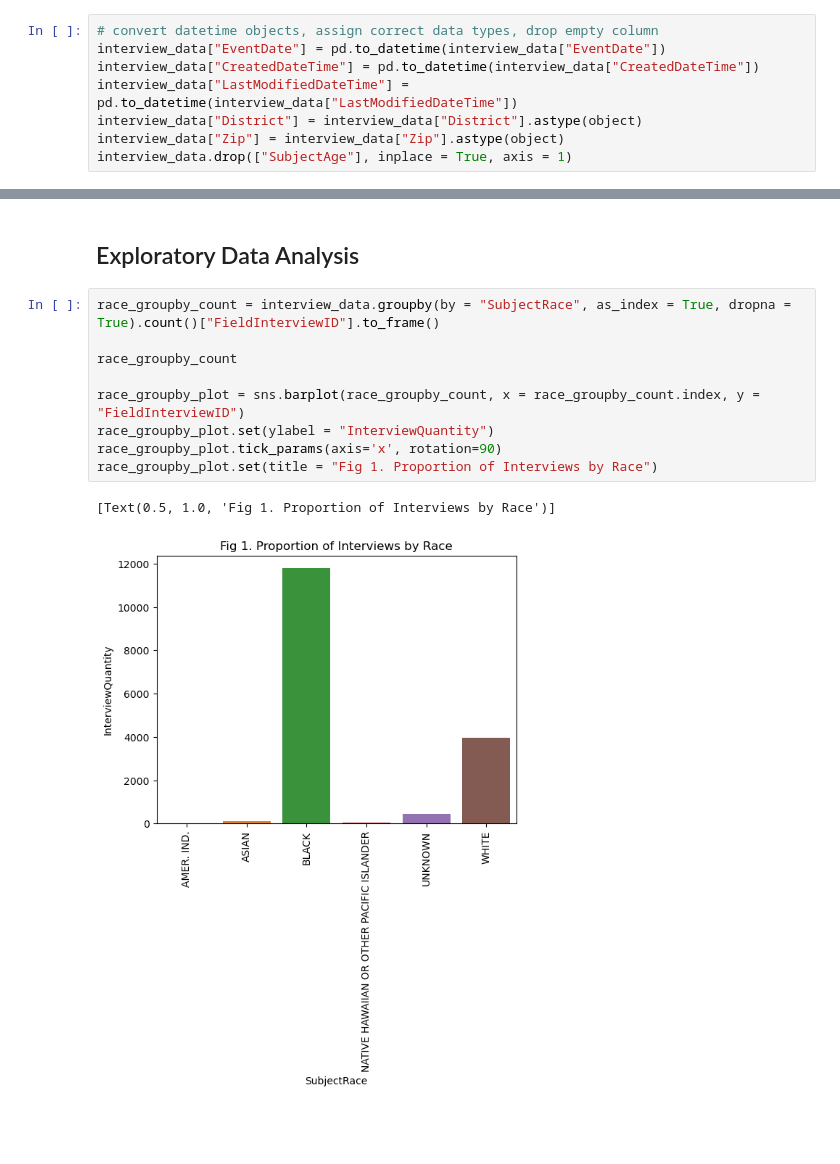
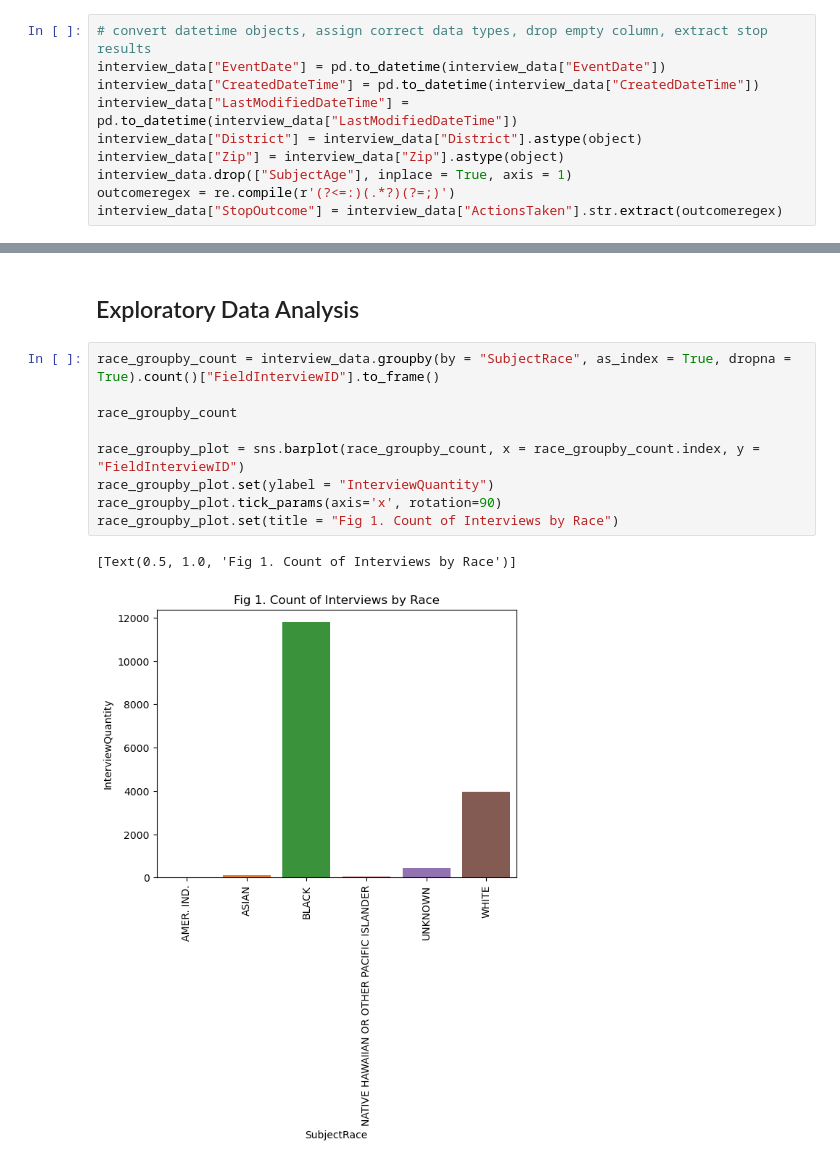
Before and after one commit to outlawhayden/neworleanspd, a Jupyter notebook: notebooks/neworleanspd.ipynb, the cells around one changed output, grey strips where cells are left out. Saved outputs shown, nothing was run; the diff lists cells and outputs as text; blank space fills up the shorter version.

Commit message:
regex for outcome type

```diff
--- a/notebooks/neworleanspd.ipynb
+++ b/notebooks/neworleanspd.ipynb
@@ -122,13 +123,15 @@ Zip                      float64
 BlockAddress              object
 dtype: object
 # %%
-# convert datetime objects, assign correct data types, drop empty column
+# convert datetime objects, assign correct data types, drop empty column, extract stop results
 interview_data["EventDate"] = pd.to_datetime(interview_data["EventDate"])
 interview_data["CreatedDateTime"] = pd.to_datetime(interview_data["CreatedDateTime"])
 interview_data["LastModifiedDateTime"] = pd.to_datetime(interview_data["LastModifiedDateTime"])
 interview_data["District"] = interview_data["District"].astype(object)
 interview_data["Zip"] = interview_data["Zip"].astype(object)
 interview_data.drop(["SubjectAge"], inplace = True, axis = 1)
+outcomeregex = re.compile(r'(?<=:)(.*?)(?=;)')
+interview_data["StopOutcome"] = interview_data["ActionsTaken"].str.extract(outcomeregex)
 # %%
 # get interview data data types
 interview_data.dtypes
@@ -229,12 +210,12 @@ demographic_data["Percent Estimate"] = demographic_data["Percent Estimate"].str.
 # %%
 race_groupby_count = interview_data.groupby(by = "SubjectRace", as_index = True, dropna = True).count()["FieldInterviewID"].to_frame()
 
 race_groupby_count
 
 race_groupby_plot = sns.barplot(race_groupby_count, x = race_groupby_count.index, y = "FieldInterviewID")
 race_groupby_plot.set(ylabel = "InterviewQuantity")
 race_groupby_plot.tick_params(axis='x', rotation=90)
-race_groupby_plot.set(title = "Fig 1. Proportion of Interviews by Race")
+race_groupby_plot.set(title = "Fig 1. Count of Interviews by Race")
 # %% [output]
-[Text(0.5, 1.0, 'Fig 1. Proportion of Interviews by Race')]
+[Text(0.5, 1.0, 'Fig 1. Count of Interviews by Race')]
-[figure, old version]
+[figure, new version]
```
Also changed, not shown: parts of 11 cells of this notebook, 5 other files.
